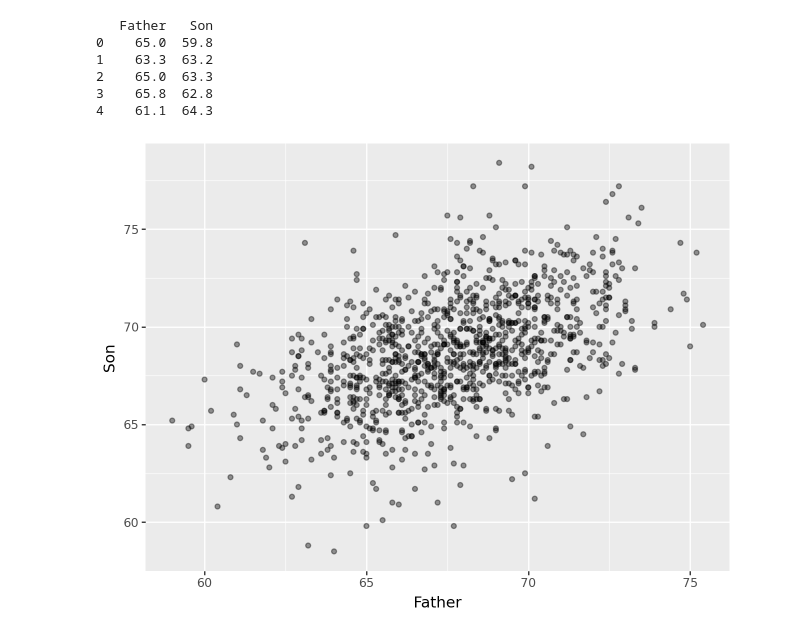
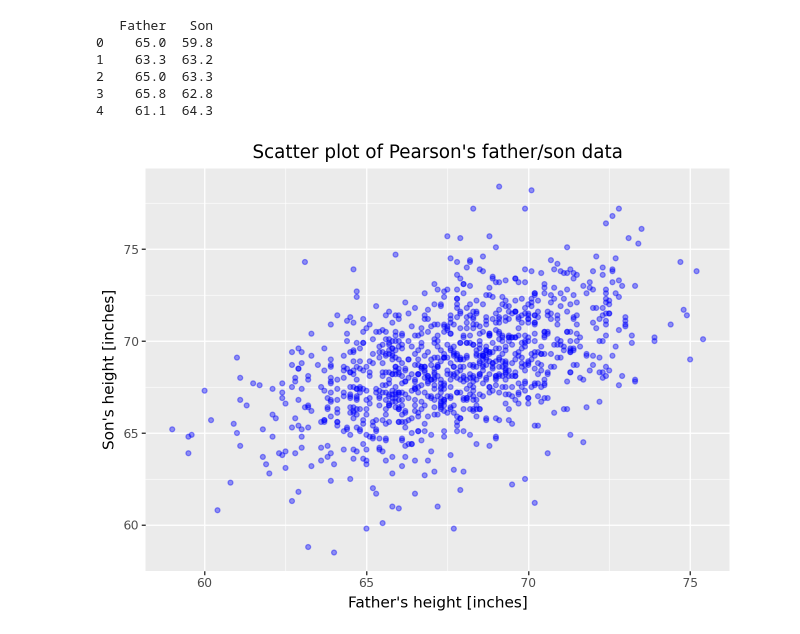
Before and after one commit to blakocha/DARPY2025, a Jupyter notebook: Notes_20251120.ipynb, the cells around one changed output. Cells and saved outputs as stored; diff of their text form; code cells hidden in the pictures.

```diff
--- a/Notes_20251120.ipynb
+++ b/Notes_20251120.ipynb
@@ -33,9 +33,12 @@ print(df.head())
 # %%
 from plotnine import *
 
 (
-ggplot(data = df, mapping = aes(x = "Father", y = "Son"))
- + geom_point(alpha=0.4)
+ggplot(data = df, mapping = aes(x = "Father", y = "Son")) +
+  geom_point(alpha=0.4, colour="blue") +
+  xlab("Father's height [inches]") +
+  ylab("Son's height [inches]") +
+  ggtitle("Scatter plot of Pearson's father/son data")
  )
 # %% [output]
-[figure, old version]
+[figure, new version]
```
